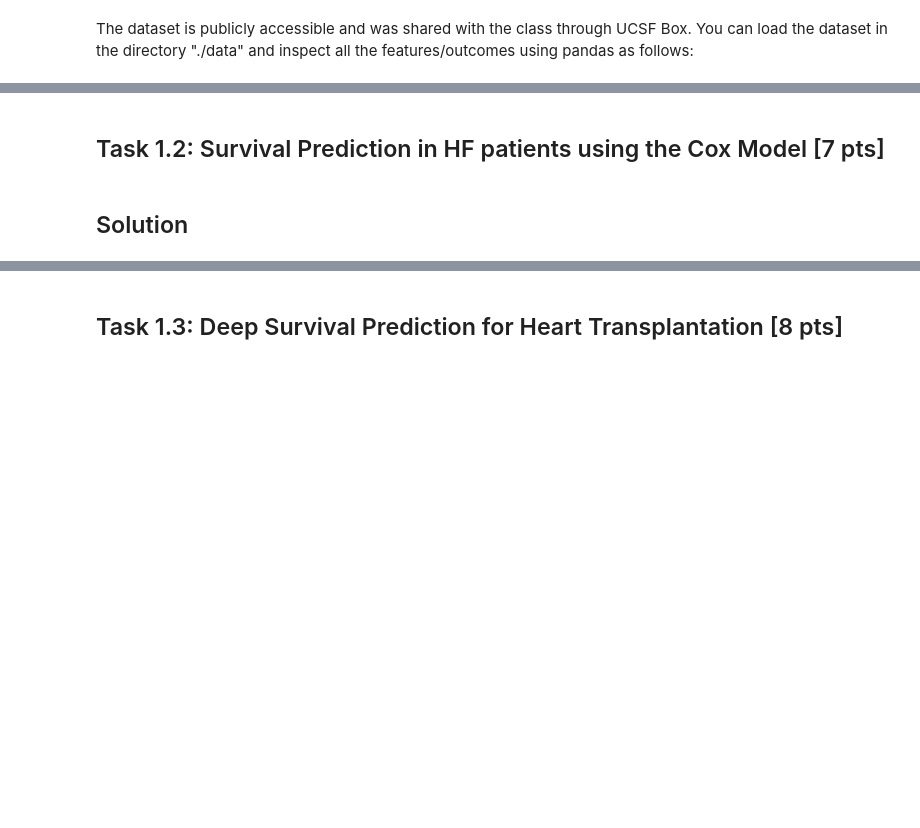
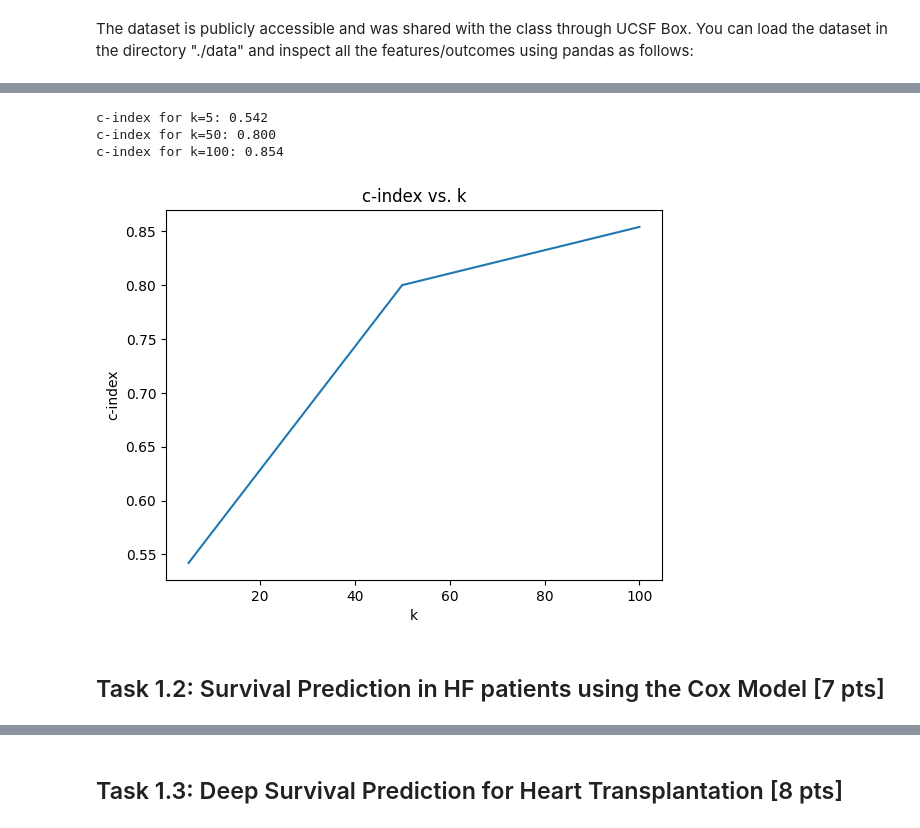
Before and after one commit to aarontyliu/cph-200b, a Jupyter notebook: Proiect 1/CPH_200B_Project_1_Survival_Analysis_and_Prediction.ipynb, the cells around one changed output, grey strips where cells are left out. Cells and saved outputs as stored; diff of their text form; code cells hidden in the pictures; blank space fills up the shorter version.

```diff
--- a/Proiect 1/CPH_200B_Project_1_Survival_Analysis_and_Prediction.ipynb
+++ b/Proiect 1/CPH_200B_Project_1_Survival_Analysis_and_Prediction.ipynb
@@ -49,4 +341,23 @@ dataset
+# %%
+ks = [5, 50, 100]
+c_indices = []
+for k in ks:
+    predictor = MKNNKaplanMeierEstimator(k=k)
+    predictor.fit(X, durations, events)
+    preds = predictor.predict(X)
+    c_index = evaluate(preds, dataset)
+    c_indices.append(c_index)
+    print(f"c-index for k={k}: {c_index:.3f}")
+
+plt.plot(ks, c_indices)
+plt.xlabel("k")
+plt.ylabel("c-index")
+plt.title("c-index vs. k")
+plt.show()
+# %% [output]
+c-index for k=5: 0.542
+c-index for k=50: 0.800
+c-index for k=100: 0.854
+[figure, added]
 # %% [markdown]
 ## Task 1.2: Survival Prediction in HF patients using the Cox Model [7 pts]
-# %% [markdown]
-## Solution
```
Also changed, not shown: parts of 48 cells of this notebook.
